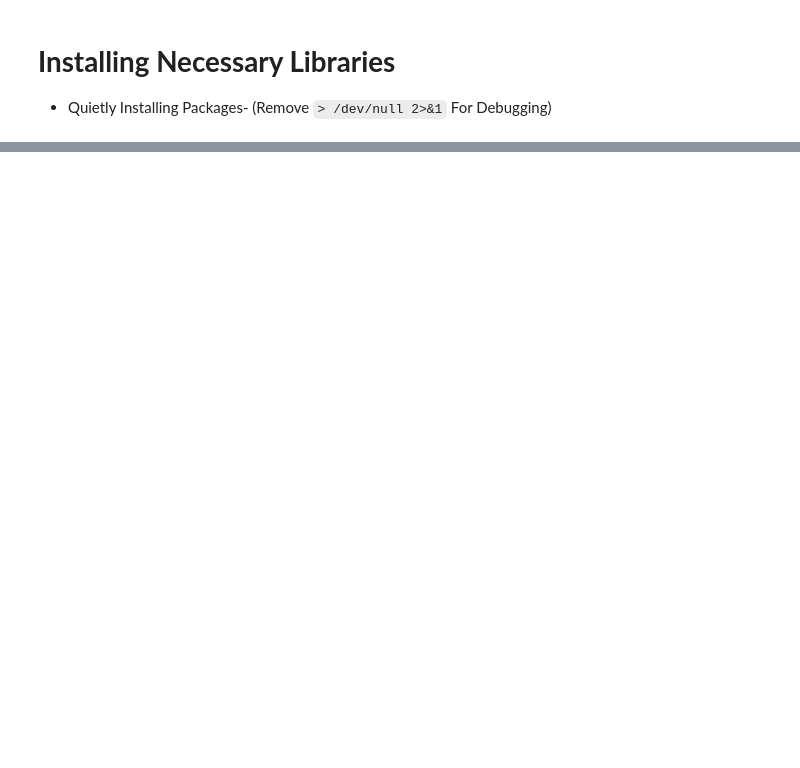
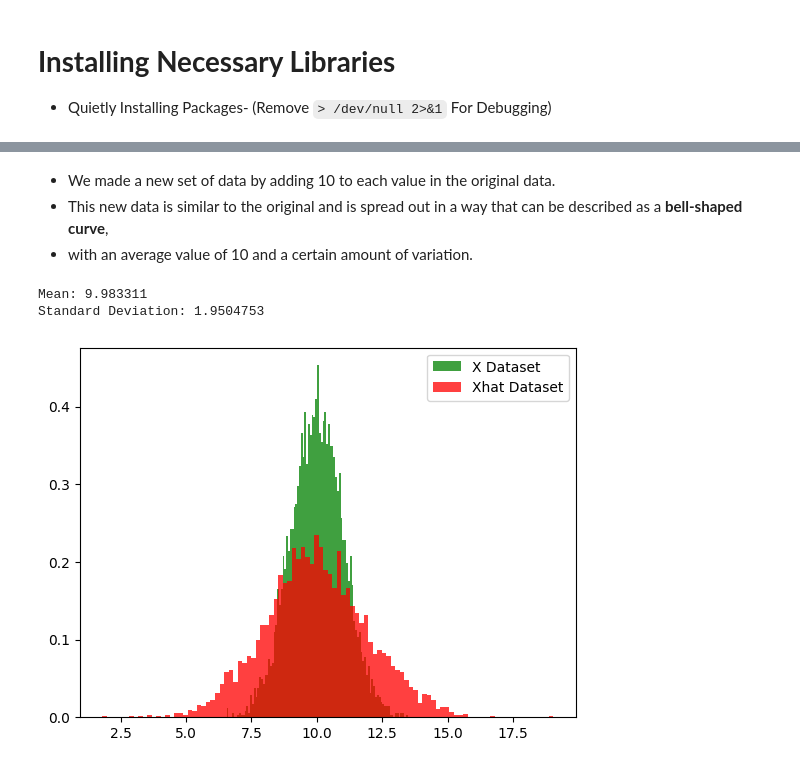
Before and after one commit to pri-cd/Data-Science-ML, a Jupyter notebook: Personal-Projects/ANIME-DCGANs/anime-DCGAN.ipynb, the cells around one changed output, grey strips where cells are left out. Cells and saved outputs as stored; diff of their text form; code cells hidden in the pictures; blank space fills up the shorter version.

```diff
--- a/Personal-Projects/ANIME-DCGANs/anime-DCGAN.ipynb
+++ b/Personal-Projects/ANIME-DCGANs/anime-DCGAN.ipynb
@@ -70,0 +70,33 @@ print(f"tensorflow version: {tf.__version__}")
+# %%
+def plot_dist(real_data, generated_data, discriminator=None, density=True, RealDataName="Real Data", GenerateDataName="generated data q(z)"):
+
+    plt.hist(real_data.numpy(), 100, density=density, facecolor='green', alpha=0.75, label=RealDataName)
+    plt.hist(generated_data.numpy(), 100, density=density, facecolor='red', alpha=0.75,label=GenerateDataName)
+
+    if discriminator:
+        max_=np.max([int(real_data.numpy().max()),int(generated_data.numpy().max())])
+        min_=np.min([int(real_data.numpy().min()),int(generated_data.numpy().min())])
+        x=np.linspace(min_, max_, 1000).reshape(-1,1)
+        plt.plot(x,tf.math.sigmoid(discriminator(x,training=False).numpy()),label='discriminator',color='k')
+        plt.plot(x,0.5*np.ones(x.shape),label='0.5',color='b')
+        plt.xlabel('x')
+
+    plt.legend()
+    plt.show()
+
+
+
+def plot_arr(X,title=""):
+
+    plt.rcParams['figure.figsize'] = (20,20)
+
+    for i,x in enumerate(X[0:5]):
+        x=x.numpy()
+        max_=x.max()
+        min_=x.min()
+        xnew=np.uint(255*(x-min_)/(max_-min_))
+        plt.subplot(1,5,i+1)
+        plt.imshow(xnew)
+        plt.axis("off")
+
+    plt.show()
@@ -70,0 +283,15 @@ print(f"tensorflow version: {tf.__version__}")
+# %%
+Xhat= (Z + 10)
+# %% [markdown]
+- We made a new set of data by adding 10 to each value in the original data.
+- This new data is similar to the original and is spread out in a way that can be described as a **bell-shaped curve**,
+- with an average value of 10 and a certain amount of variation.
+# %%
+print("Mean:", np.mean(Xhat))
+print("Standard Deviation:", np.std(Xhat))
+
+plot_dist(X, Xhat, discriminator=None, density=True, RealDataName='X Dataset', GenerateDataName='Xhat Dataset')
+# %% [output]
+Mean: 9.983311
+Standard Deviation: 1.9504753
+[figure, added]
```
Also changed, not shown: parts of 11 cells of this notebook.
